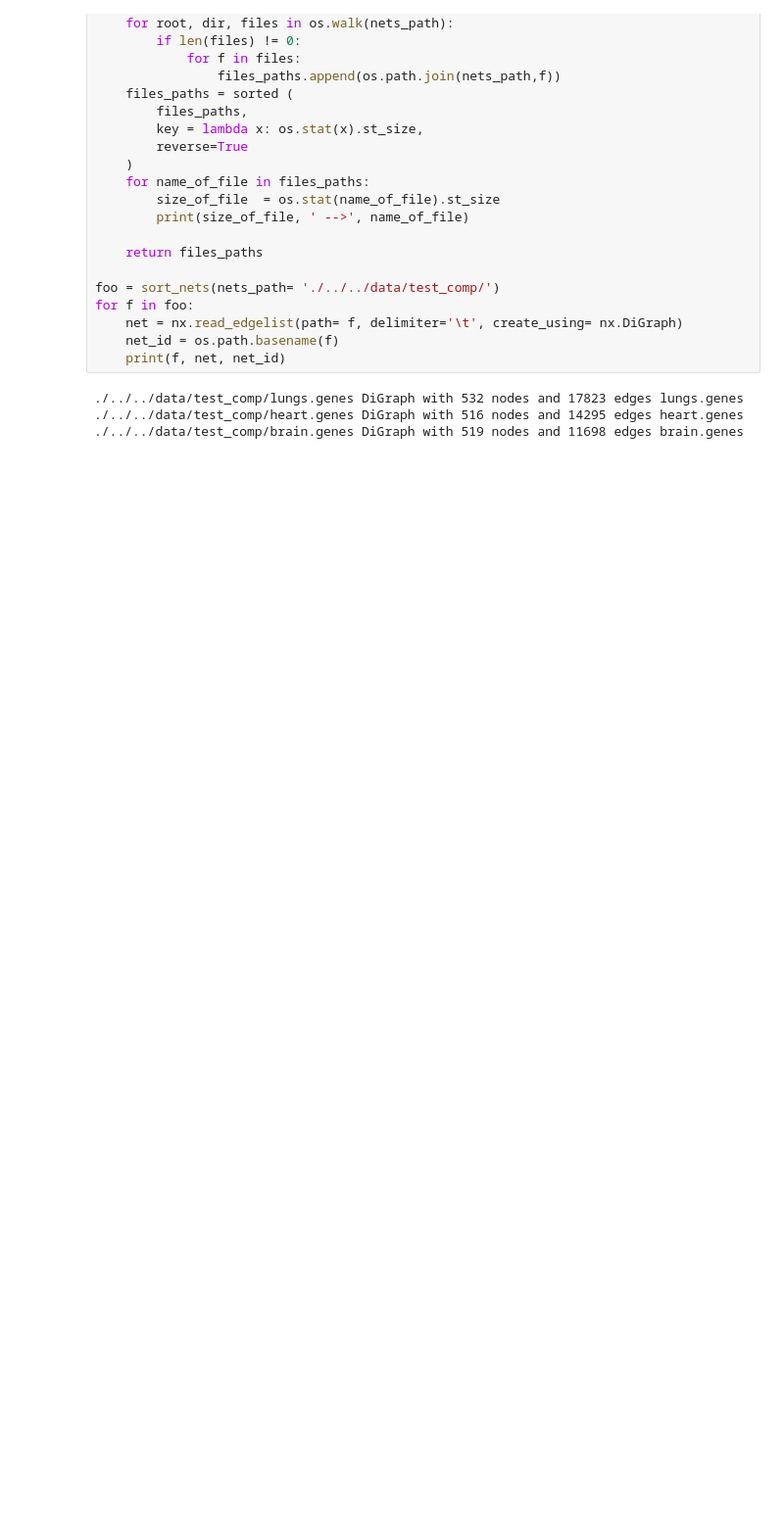
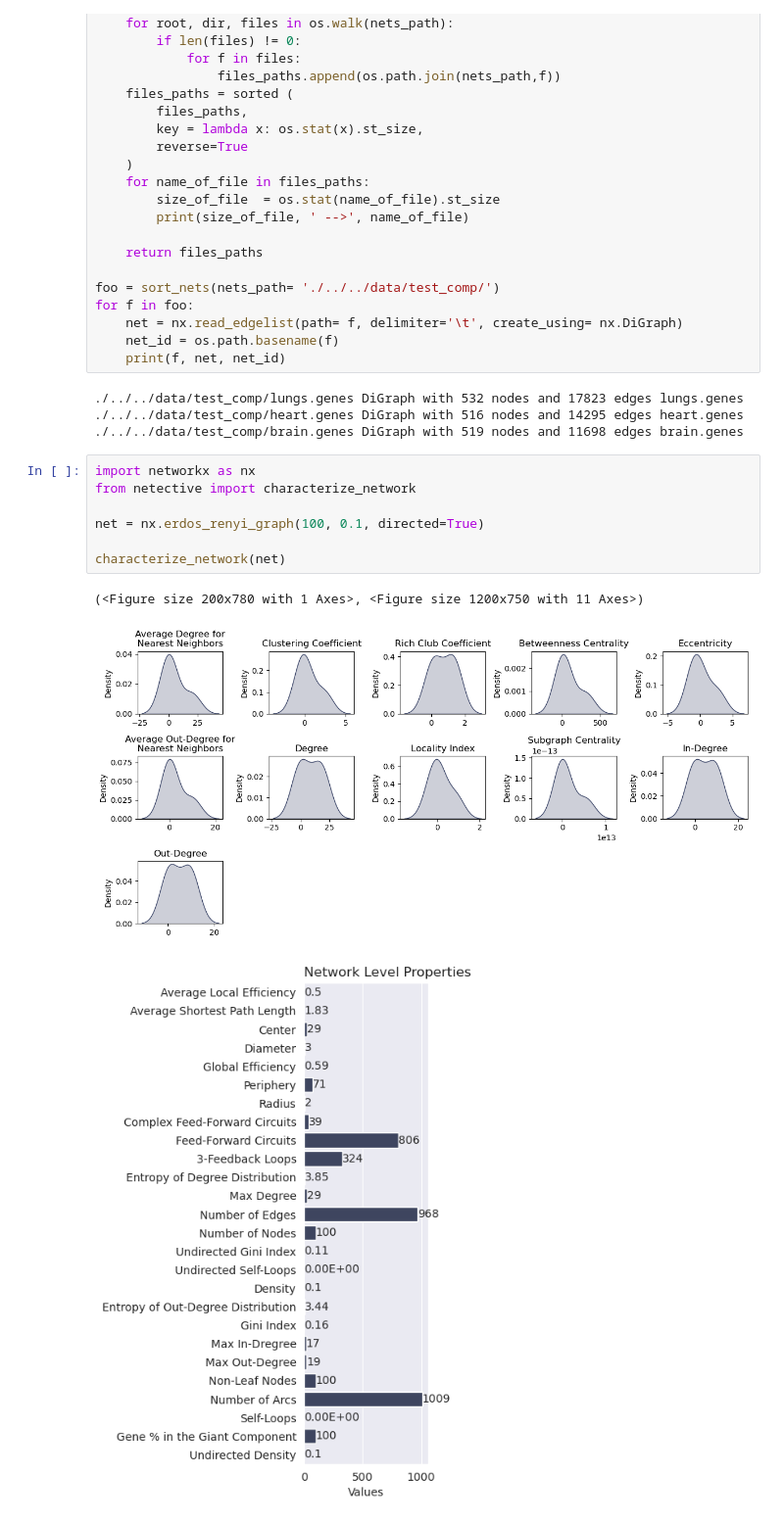
Before and after one commit to freyrelab/netective, a Jupyter notebook: legacy/prop_notebooks/Mouse_Analysis.ipynb, the cells around one changed output. Shown at 98% size. Cells and saved outputs as stored; diff of their text form; blank space fills up the shorter version.

```diff
--- a/legacy/prop_notebooks/Mouse_Analysis.ipynb
+++ b/legacy/prop_notebooks/Mouse_Analysis.ipynb
@@ -469,3 +469,14 @@ for f in foo:
 ./../../data/test_comp/lungs.genes DiGraph with 532 nodes and 17823 edges lungs.genes
 ./../../data/test_comp/heart.genes DiGraph with 516 nodes and 14295 edges heart.genes
 ./../../data/test_comp/brain.genes DiGraph with 519 nodes and 11698 edges brain.genes
+# %%
+import networkx as nx
+from netective import characterize_network
+
+net = nx.erdos_renyi_graph(100, 0.1, directed=True)
+
+characterize_network(net)
+# %% [output]
+(<Figure size 200x780 with 1 Axes>, <Figure size 1200x750 with 11 Axes>)
+[figure, added]
+[figure, added]
```
Also changed, not shown: parts of 2 cells of this notebook, 2 other files.
